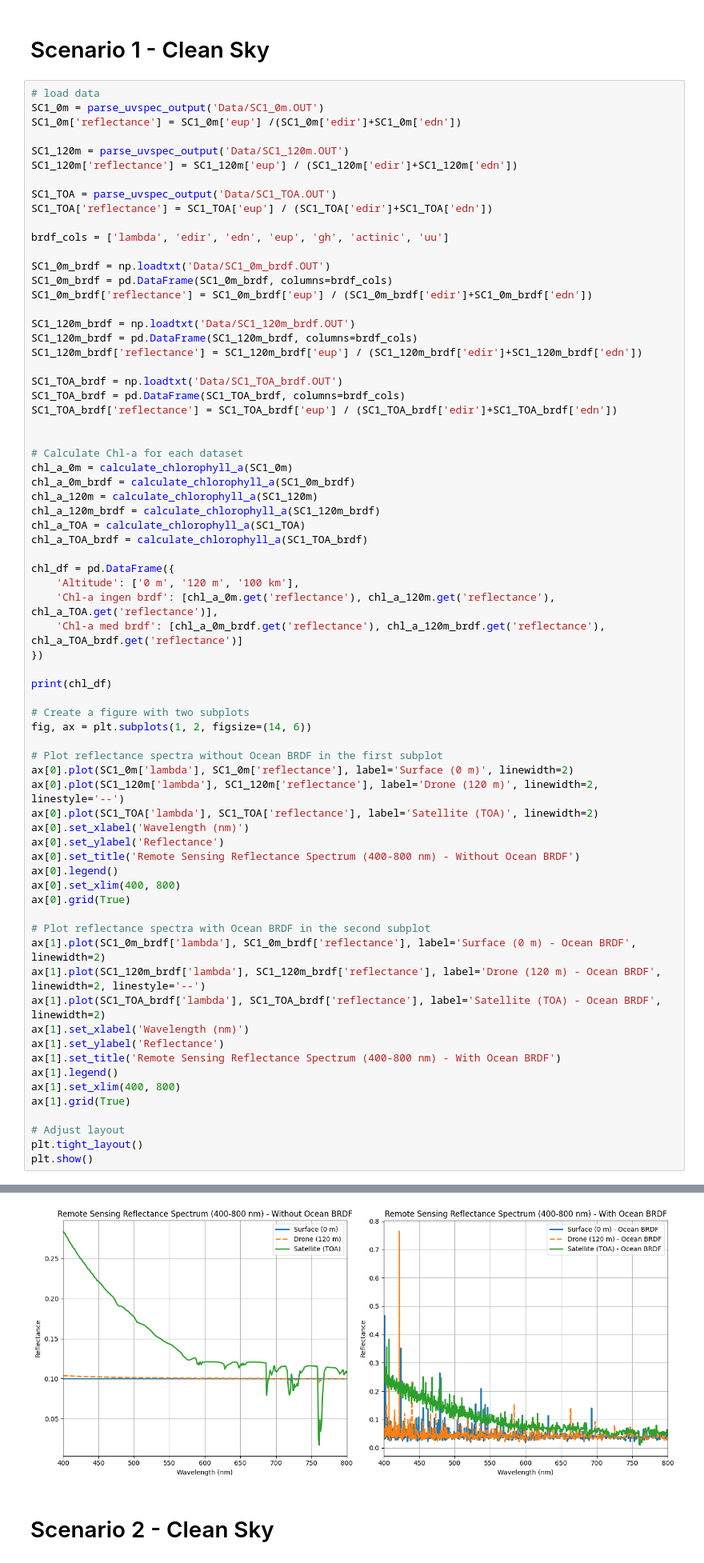
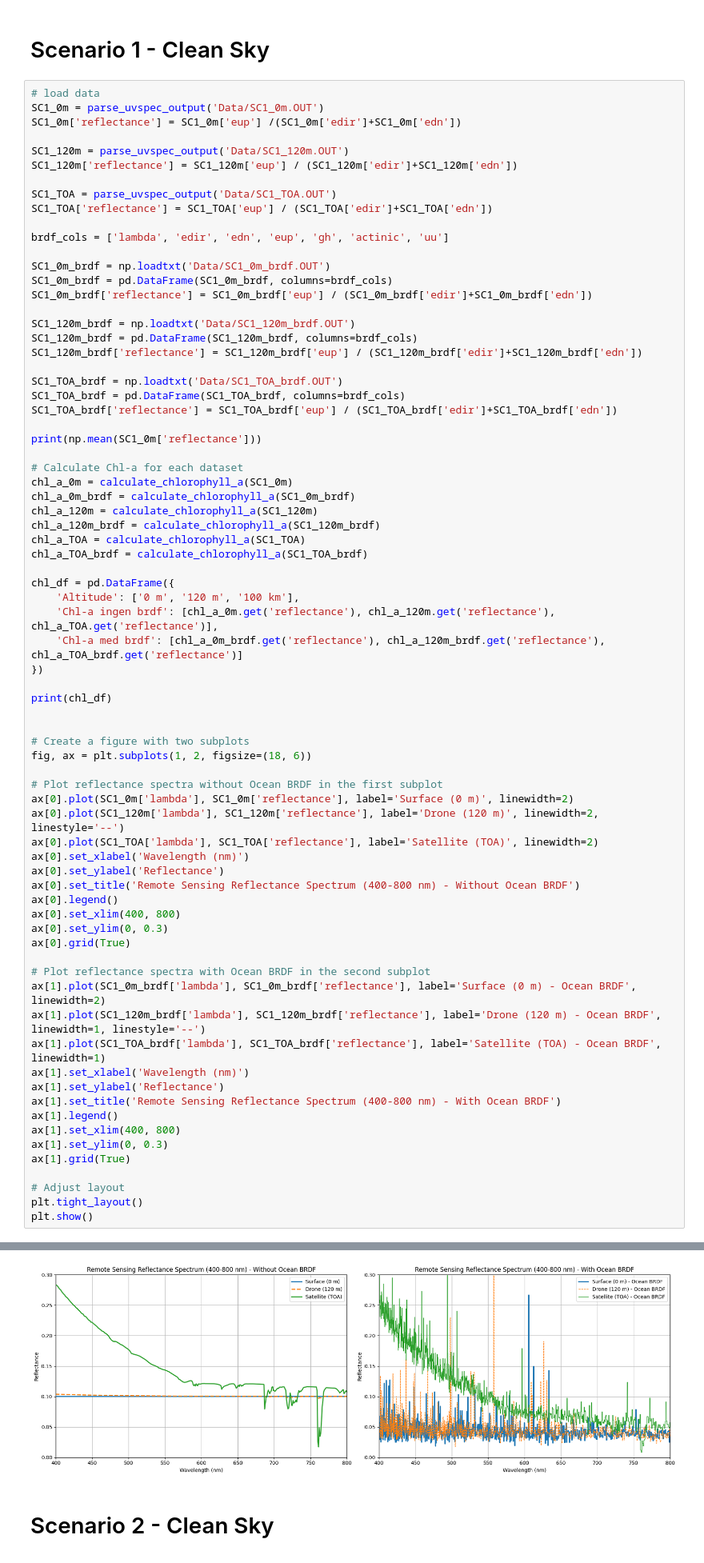
Before and after one commit to SkaugJr/TTK4265-OptiskFjernmaaling, a Jupyter notebook: Prosjekt2/RTM.ipynb, the cells around one changed output, grey strips where cells are left out. Shown at 80% size. Saved outputs shown, nothing was run; the diff lists cells and outputs as text.

```diff
--- a/Prosjekt2/RTM.ipynb
+++ b/Prosjekt2/RTM.ipynb
@@ -249,6 +249,7 @@ SC1_TOA_brdf = np.loadtxt('Data/SC1_TOA_brdf.OUT')
 SC1_TOA_brdf = pd.DataFrame(SC1_TOA_brdf, columns=brdf_cols)
 SC1_TOA_brdf['reflectance'] = SC1_TOA_brdf['eup'] / (SC1_TOA_brdf['edir']+SC1_TOA_brdf['edn'])
 
+print(np.mean(SC1_0m['reflectance']))
 
 # Calculate Chl-a for each dataset
 chl_a_0m = calculate_chlorophyll_a(SC1_0m)
@@ -266,8 +267,9 @@ chl_df = pd.DataFrame({
 
 print(chl_df)
 
+
 # Create a figure with two subplots
-fig, ax = plt.subplots(1, 2, figsize=(14, 6))
+fig, ax = plt.subplots(1, 2, figsize=(18, 6))
 
 # Plot reflectance spectra without Ocean BRDF in the first subplot
 ax[0].plot(SC1_0m['lambda'], SC1_0m['reflectance'], label='Surface (0 m)', linewidth=2)
@@ -278,17 +280,19 @@ ax[0].set_ylabel('Reflectance')
 ax[0].set_title('Remote Sensing Reflectance Spectrum (400-800 nm) - Without Ocean BRDF')
 ax[0].legend()
 ax[0].set_xlim(400, 800)
+ax[0].set_ylim(0, 0.3)
 ax[0].grid(True)
 
 # Plot reflectance spectra with Ocean BRDF in the second subplot
 ax[1].plot(SC1_0m_brdf['lambda'], SC1_0m_brdf['reflectance'], label='Surface (0 m) - Ocean BRDF', linewidth=2)
-ax[1].plot(SC1_120m_brdf['lambda'], SC1_120m_brdf['reflectance'], label='Drone (120 m) - Ocean BRDF', linewidth=2, linestyle='--')
-ax[1].plot(SC1_TOA_brdf['lambda'], SC1_TOA_brdf['reflectance'], label='Satellite (TOA) - Ocean BRDF', linewidth=2)
+ax[1].plot(SC1_120m_brdf['lambda'], SC1_120m_brdf['reflectance'], label='Drone (120 m) - Ocean BRDF', linewidth=1, linestyle='--')
+ax[1].plot(SC1_TOA_brdf['lambda'], SC1_TOA_brdf['reflectance'], label='Satellite (TOA) - Ocean BRDF', linewidth=1)
 ax[1].set_xlabel('Wavelength (nm)')
 ax[1].set_ylabel('Reflectance')
 ax[1].set_title('Remote Sensing Reflectance Spectrum (400-800 nm) - With Ocean BRDF')
 ax[1].legend()
 ax[1].set_xlim(400, 800)
+ax[1].set_ylim(0, 0.3)
 ax[1].grid(True)
 
 # Adjust layout
@@ -302,4 +307,4 @@ plt.show()
-[figure, old version]
+[figure, new version]
 # %% [markdown]
 # Scenario 2 - Clean Sky
 # %%
```
Also changed, not shown: parts of 4 cells of this notebook, 17 other files.
